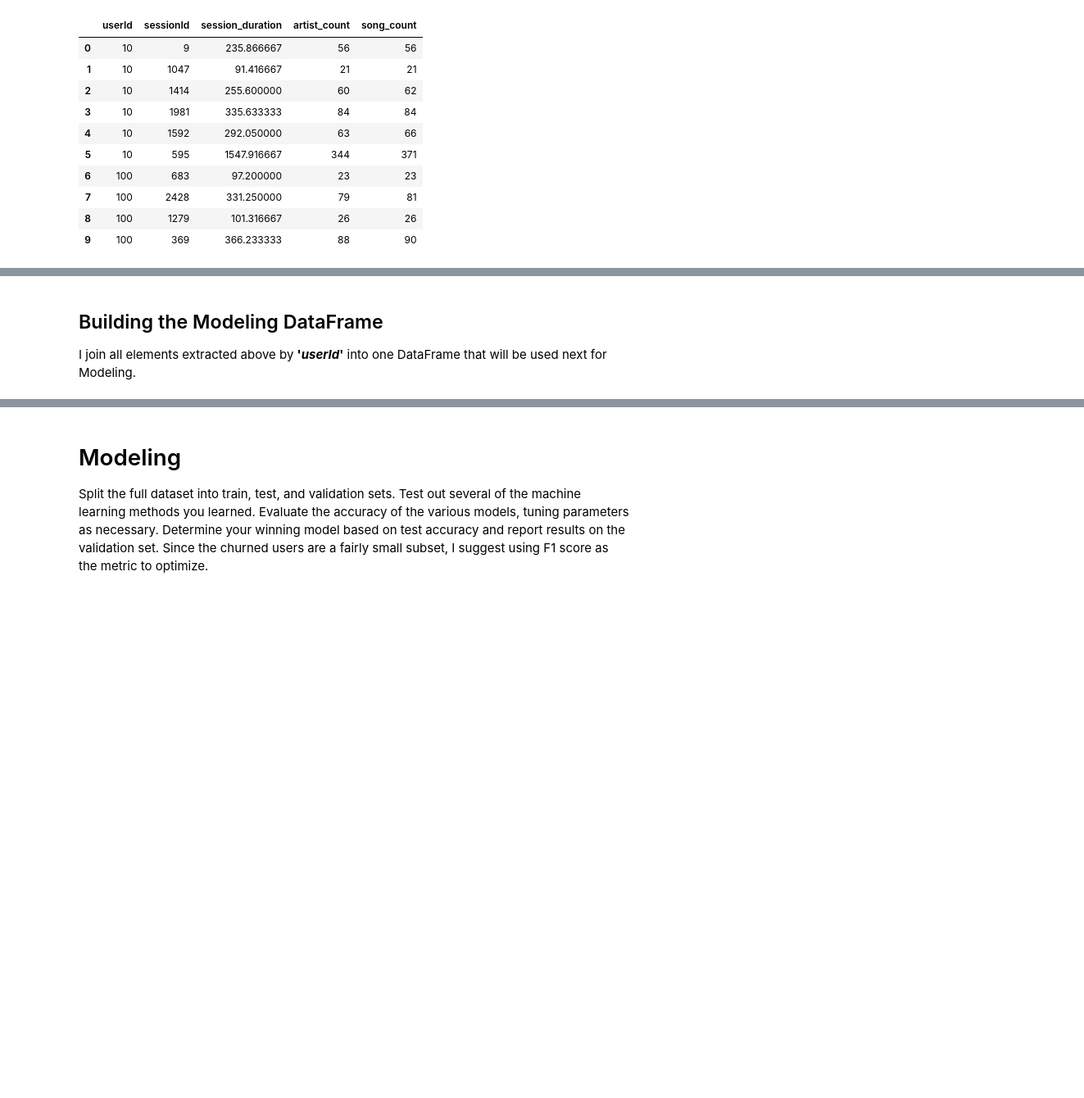
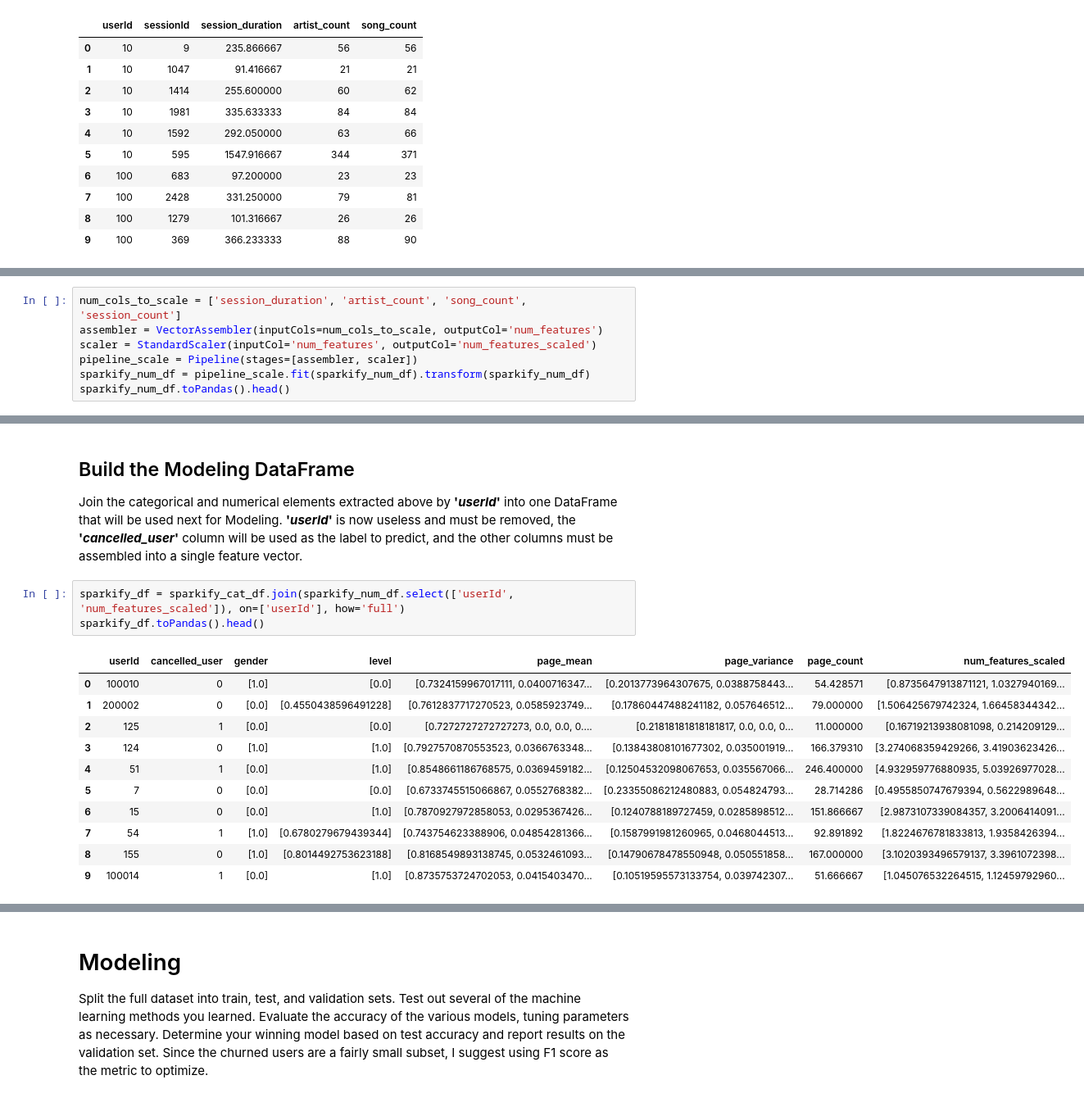
Before and after one commit to ChristopheBunn/Udacity-Data-Scientist-Nanodegree, a Jupyter notebook: Jupyter Notebooks/11 - Data Scientist Capstone/Sparkify_Bunn_v1.ipynb, the cells around one changed output, grey strips where cells are left out. Shown at 82% size. Saved outputs shown, nothing was run; the diff lists cells and outputs as text; blank space fills up the shorter version.

Commit message:
Finished features/label DataFrame ready for Modeling.

```diff
--- a/Jupyter Notebooks/11 - Data Scientist Capstone/Sparkify_Bunn_v1.ipynb
+++ b/Jupyter Notebooks/11 - Data Scientist Capstone/Sparkify_Bunn_v1.ipynb
@@ -830,0 +833,7 @@ sparkify_num_df.toPandas().head(10)
+# %%
+num_cols_to_scale = ['session_duration', 'artist_count', 'song_count', 'session_count']
+assembler = VectorAssembler(inputCols=num_cols_to_scale, outputCol='num_features')
+scaler = StandardScaler(inputCol='num_features', outputCol='num_features_scaled')
+pipeline_scale = Pipeline(stages=[assembler, scaler])
+sparkify_num_df = pipeline_scale.fit(sparkify_num_df).transform(sparkify_num_df)
+sparkify_num_df.toPandas().head()
@@ -831,3 +852,18 @@ sparkify_num_df.toPandas().head(10)
 # %% [markdown]
-## Building the Modeling DataFrame ##
-I join all elements extracted above by **'*userId*'** into one DataFrame that will be used next for Modeling.
+## Build the Modeling DataFrame ##
+Join the categorical and numerical elements extracted above by **'*userId*'** into one DataFrame that will be used next for Modeling. **'*userId*'** is now useless and must be removed, the **'*cancelled_user*'** column will be used as the label to predict, and the other columns must be assembled into a single feature vector.
+# %%
+sparkify_df = sparkify_cat_df.join(sparkify_num_df.select(['userId', 'num_features_scaled']), on=['userId'], how='full')
+sparkify_df.toPandas().head()
+# %% [output]
+|  | userId | cancelled_user | gender | level | page_mean | page_variance | page_count | num_features_scaled |
+| 0 | 100010 | 0 | [1.0] | [0.0] | [0.7324159967017111, 0.0400716347... | [0.2013773964307675, 0.0388758443... | 54.428571 | [0.8735647913871121, 1.0327940169... |
+| 1 | 200002 | 0 | [0.0] | [0.4550438596491228] | [0.7612837717270523, 0.0585923749... | [0.17860447488241182, 0.057646512... | 79.000000 | [1.506425679742324, 1.66458344342... |
+| 2 | 125 | 1 | [0.0] | [0.0] | [0.7272727272727273, 0.0, 0.0, 0.... | [0.21818181818181817, 0.0, 0.0, 0... | 11.000000 | [0.16719213938081098, 0.214209129... |
+| 3 | 124 | 0 | [1.0] | [1.0] | [0.7927570870553523, 0.0366763348... | [0.13843808101677302, 0.035001919... | 166.379310 | [3.274068359429266, 3.41903623426... |
+| 4 | 51 | 1 | [0.0] | [1.0] | [0.8548661186768575, 0.0369459182... | [0.12504532098067653, 0.035567066... | 246.400000 | [4.932959776880935, 5.03926977028... |
+| 5 | 7 | 0 | [0.0] | [0.0] | [0.6733745515066867, 0.0552768382... | [0.23355086212480883, 0.054824793... | 28.714286 | [0.4955850747679394, 0.5622989648... |
+| 6 | 15 | 0 | [0.0] | [1.0] | [0.7870927972858053, 0.0295367426... | [0.1240788189727459, 0.0285898512... | 151.866667 | [2.9873107339084357, 3.2006414091... |
+| 7 | 54 | 1 | [1.0] | [0.6780279679439344] | [0.743754623388906, 0.04854281366... | [0.1587991981260965, 0.0468044513... | 92.891892 | [1.8224676781833813, 1.9358426394... |
+| 8 | 155 | 0 | [1.0] | [0.8014492753623188] | [0.8168549893138745, 0.0532461093... | [0.14790678478550948, 0.050551858... | 167.000000 | [3.1020393496579137, 3.3961072398... |
+| 9 | 100014 | 1 | [0.0] | [1.0] | [0.8735753724702053, 0.0415403470... | [0.10519595573133754, 0.039742307... | 51.666667 | [1.045076532264515, 1.12459792960... |
```
Also changed, not shown: parts of 8 cells of this notebook.
